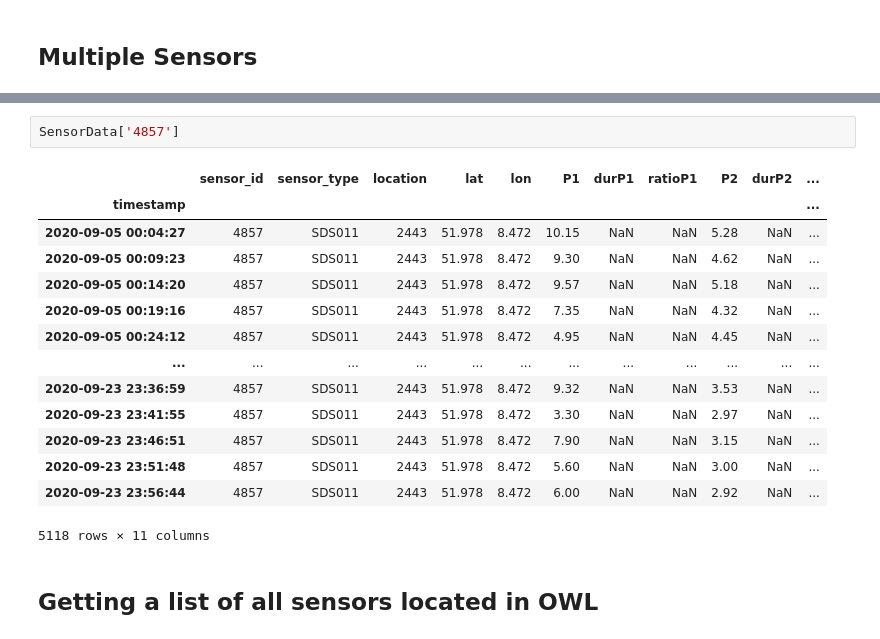
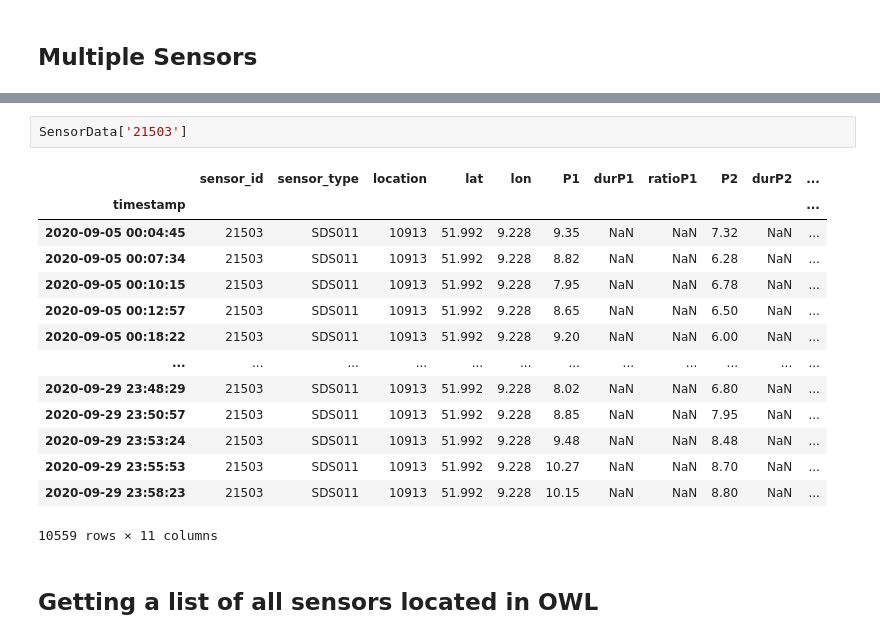
Before and after one commit to Sebastian-Bender/air-pollution, a Jupyter notebook: AirPollution/src/DataExploration.ipynb, the cells around one changed output, grey strips where cells are left out. Saved outputs shown, nothing was run; the diff lists cells and outputs as text.

```diff
--- a/AirPollution/src/DataExploration.ipynb
+++ b/AirPollution/src/DataExploration.ipynb
@@ -162,20 +163,20 @@ SensorData = get_sensor_data(SensorList[-5:])
 # %%
-SensorData['4857']
+SensorData['21503']
 # %% [output]
 |  | sensor_id | sensor_type | location | lat | lon | P1 | durP1 | ratioP1 | P2 | durP2 | ... |
 | timestamp |  |  |  |  |  |  |  |  |  |  | ... |
-| 2020-09-05 00:04:27 | 4857 | SDS011 | 2443 | 51.978 | 8.472 | 10.15 | NaN | NaN | 5.28 | NaN | ... |
-| 2020-09-05 00:09:23 | 4857 | SDS011 | 2443 | 51.978 | 8.472 | 9.30 | NaN | NaN | 4.62 | NaN | ... |
-| 2020-09-05 00:14:20 | 4857 | SDS011 | 2443 | 51.978 | 8.472 | 9.57 | NaN | NaN | 5.18 | NaN | ... |
-| 2020-09-05 00:19:16 | 4857 | SDS011 | 2443 | 51.978 | 8.472 | 7.35 | NaN | NaN | 4.32 | NaN | ... |
-| 2020-09-05 00:24:12 | 4857 | SDS011 | 2443 | 51.978 | 8.472 | 4.95 | NaN | NaN | 4.45 | NaN | ... |
+| 2020-09-05 00:04:45 | 21503 | SDS011 | 10913 | 51.992 | 9.228 | 9.35 | NaN | NaN | 7.32 | NaN | ... |
+| 2020-09-05 00:07:34 | 21503 | SDS011 | 10913 | 51.992 | 9.228 | 8.82 | NaN | NaN | 6.28 | NaN | ... |
+| 2020-09-05 00:10:15 | 21503 | SDS011 | 10913 | 51.992 | 9.228 | 7.95 | NaN | NaN | 6.78 | NaN | ... |
+| 2020-09-05 00:12:57 | 21503 | SDS011 | 10913 | 51.992 | 9.228 | 8.65 | NaN | NaN | 6.50 | NaN | ... |
+| 2020-09-05 00:18:22 | 21503 | SDS011 | 10913 | 51.992 | 9.228 | 9.20 | NaN | NaN | 6.00 | NaN | ... |
 | ... | ... | ... | ... | ... | ... | ... | ... | ... | ... | ... | ... |
-| 2020-09-23 23:36:59 | 4857 | SDS011 | 2443 | 51.978 | 8.472 | 9.32 | NaN | NaN | 3.53 | NaN | ... |
-| 2020-09-23 23:41:55 | 4857 | SDS011 | 2443 | 51.978 | 8.472 | 3.30 | NaN | NaN | 2.97 | NaN | ... |
-| 2020-09-23 23:46:51 | 4857 | SDS011 | 2443 | 51.978 | 8.472 | 7.90 | NaN | NaN | 3.15 | NaN | ... |
-| 2020-09-23 23:51:48 | 4857 | SDS011 | 2443 | 51.978 | 8.472 | 5.60 | NaN | NaN | 3.00 | NaN | ... |
-| 2020-09-23 23:56:44 | 4857 | SDS011 | 2443 | 51.978 | 8.472 | 6.00 | NaN | NaN | 2.92 | NaN | ... |
+| 2020-09-29 23:48:29 | 21503 | SDS011 | 10913 | 51.992 | 9.228 | 8.02 | NaN | NaN | 6.80 | NaN | ... |
+| 2020-09-29 23:50:57 | 21503 | SDS011 | 10913 | 51.992 | 9.228 | 8.85 | NaN | NaN | 7.95 | NaN | ... |
+| 2020-09-29 23:53:24 | 21503 | SDS011 | 10913 | 51.992 | 9.228 | 9.48 | NaN | NaN | 8.48 | NaN | ... |
+| 2020-09-29 23:55:53 | 21503 | SDS011 | 10913 | 51.992 | 9.228 | 10.27 | NaN | NaN | 8.70 | NaN | ... |
+| 2020-09-29 23:58:23 | 21503 | SDS011 | 10913 | 51.992 | 9.228 | 10.15 | NaN | NaN | 8.80 | NaN | ... |
-5118 rows × 11 columns
+10559 rows × 11 columns
 # %% [markdown]
 ## Getting a list of all sensors located in OWL
 # %%
```
Also changed, not shown: parts of 20 cells of this notebook, 5 other files.
